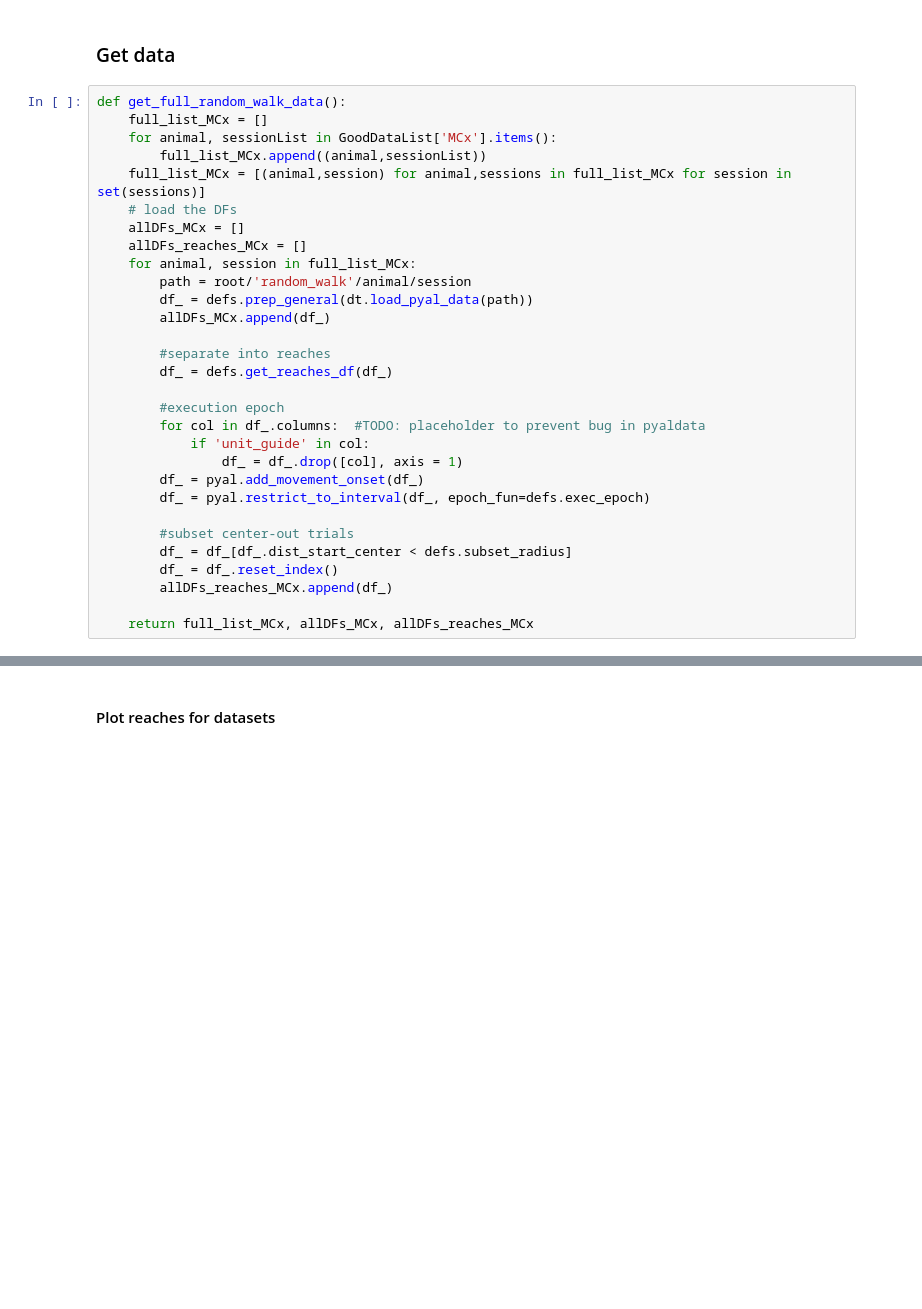
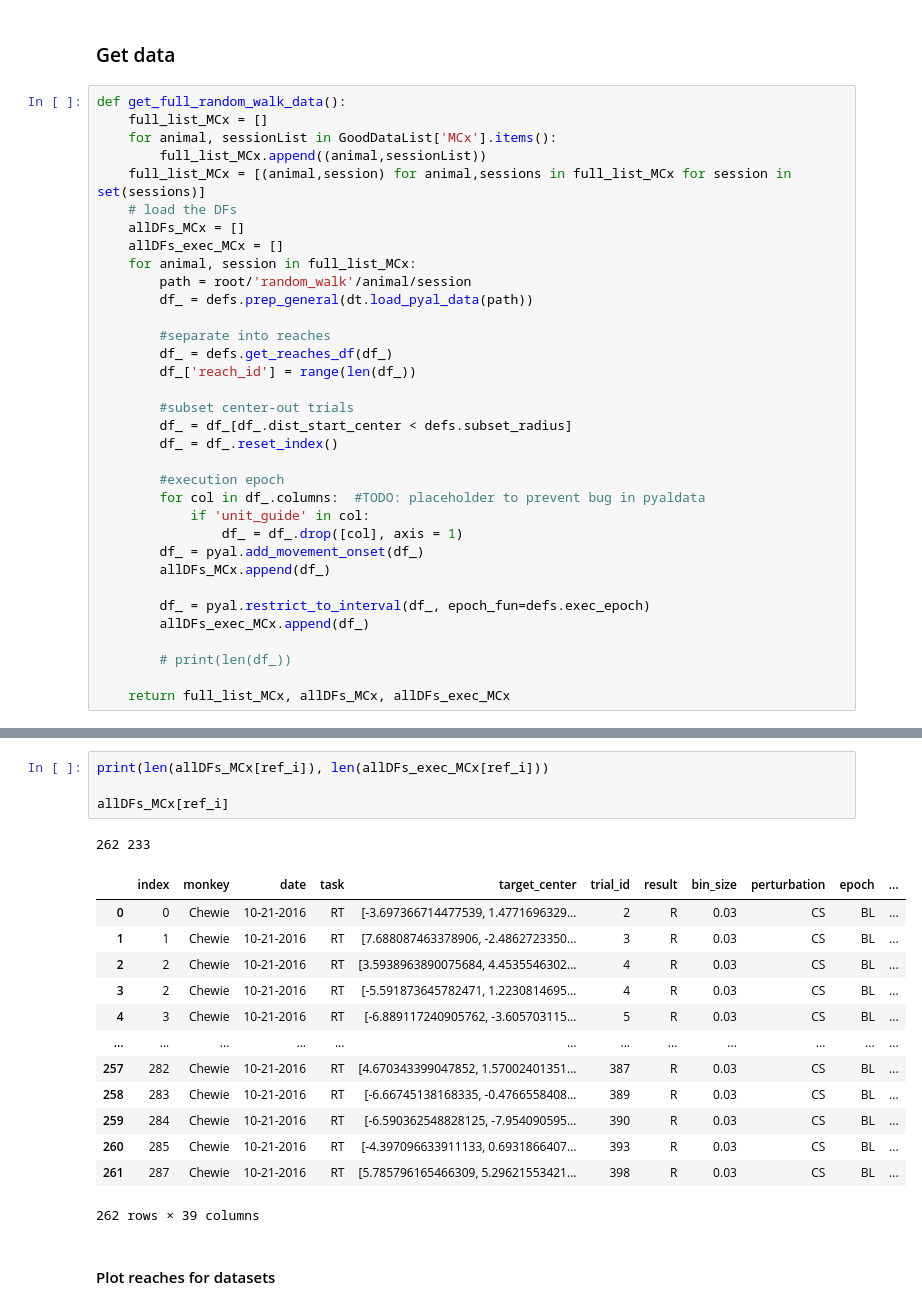
Before and after one commit to AtMostafa/multi-animal-alignment, a Jupyter notebook: random_walk/match_data.ipynb, the cells around one changed output, grey strips where cells are left out. Saved outputs shown, nothing was run; the diff lists cells and outputs as text; blank space fills up the shorter version.

```diff
--- a/random_walk/match_data.ipynb
+++ b/random_walk/match_data.ipynb
@@ -73,26 +73,30 @@ def get_full_random_walk_data():
     full_list_MCx = [(animal,session) for animal,sessions in full_list_MCx for session in set(sessions)]
     # load the DFs
     allDFs_MCx = []
-    allDFs_reaches_MCx = []
+    allDFs_exec_MCx = []
     for animal, session in full_list_MCx:
         path = root/'random_walk'/animal/session
         df_ = defs.prep_general(dt.load_pyal_data(path))
-        allDFs_MCx.append(df_)
 
         #separate into reaches
         df_ = defs.get_reaches_df(df_)
+        df_['reach_id'] = range(len(df_))
+
+        #subset center-out trials
+        df_ = df_[df_.dist_start_center < defs.subset_radius]
+        df_ = df_.reset_index()
 
         #execution epoch
         for col in df_.columns:  #TODO: placeholder to prevent bug in pyaldata
             if 'unit_guide' in col:
                 df_ = df_.drop([col], axis = 1)
         df_ = pyal.add_movement_onset(df_)
+        allDFs_MCx.append(df_)
+
         df_ = pyal.restrict_to_interval(df_, epoch_fun=defs.exec_epoch)
+        allDFs_exec_MCx.append(df_)
 
-        #subset center-out trials
-        df_ = df_[df_.dist_start_center < defs.subset_radius]
-        df_ = df_.reset_index()
-        allDFs_reaches_MCx.append(df_)
+        # print(len(df_))
 
-    return full_list_MCx, allDFs_MCx, allDFs_reaches_MCx
+    return full_list_MCx, allDFs_MCx, allDFs_exec_MCx
 # %%
@@ -109,3 +113,22 @@ df2 = allDFs_reaches_MCx[ex_i]
+# %%
+print(len(allDFs_MCx[ref_i]), len(allDFs_exec_MCx[ref_i]))
+
+allDFs_MCx[ref_i]
+# %% [output]
+262 233
+|  | index | monkey | date | task | target_center | trial_id | result | bin_size | perturbation | epoch | ... |
+| 0 | 0 | Chewie | 10-21-2016 | RT | [-3.697366714477539, 1.4771696329... | 2 | R | 0.03 | CS | BL | ... |
+| 1 | 1 | Chewie | 10-21-2016 | RT | [7.688087463378906, -2.4862723350... | 3 | R | 0.03 | CS | BL | ... |
+| 2 | 2 | Chewie | 10-21-2016 | RT | [3.5938963890075684, 4.4535546302... | 4 | R | 0.03 | CS | BL | ... |
+| 3 | 2 | Chewie | 10-21-2016 | RT | [-5.591873645782471, 1.2230814695... | 4 | R | 0.03 | CS | BL | ... |
+| 4 | 3 | Chewie | 10-21-2016 | RT | [-6.889117240905762, -3.605703115... | 5 | R | 0.03 | CS | BL | ... |
+| ... | ... | ... | ... | ... | ... | ... | ... | ... | ... | ... | ... |
+| 257 | 282 | Chewie | 10-21-2016 | RT | [4.670343399047852, 1.57002401351... | 387 | R | 0.03 | CS | BL | ... |
+| 258 | 283 | Chewie | 10-21-2016 | RT | [-6.66745138168335, -0.4766558408... | 389 | R | 0.03 | CS | BL | ... |
+| 259 | 284 | Chewie | 10-21-2016 | RT | [-6.590362548828125, -7.954090595... | 390 | R | 0.03 | CS | BL | ... |
+| 260 | 285 | Chewie | 10-21-2016 | RT | [-4.397096633911133, 0.6931866407... | 393 | R | 0.03 | CS | BL | ... |
+| 261 | 287 | Chewie | 10-21-2016 | RT | [5.785796165466309, 5.29621553421... | 398 | R | 0.03 | CS | BL | ... |
+262 rows × 39 columns
 # %% [markdown]
 #### Plot reaches for datasets
 # %%
```
Also changed, not shown: parts of 8 cells of this notebook.
